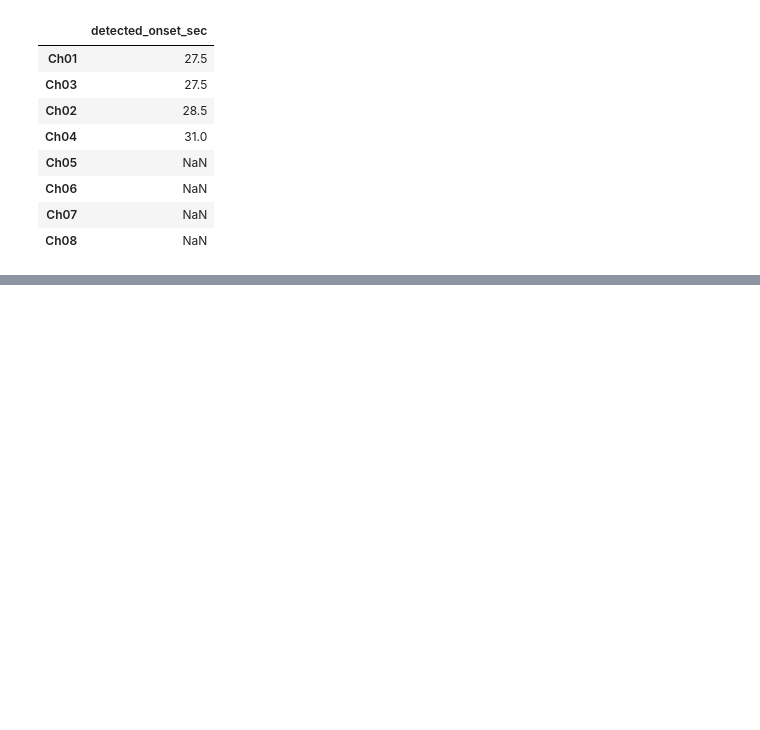
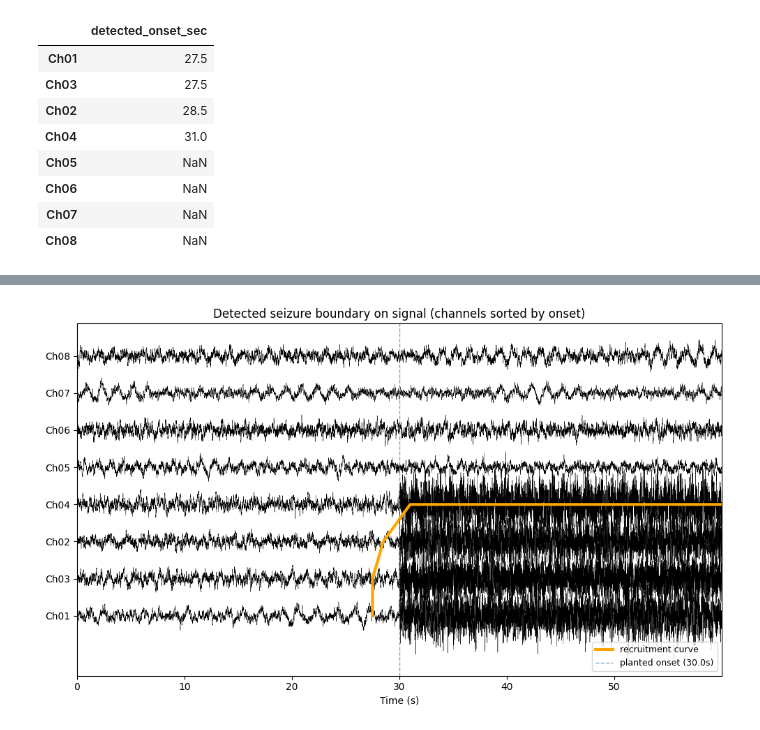
Before and after one commit to wojemann/DynaSD, a Jupyter notebook: examples/quickstart.ipynb, the cells around one changed output, grey strips where cells are left out. Cells and saved outputs as stored; diff of their text form; code cells hidden in the pictures; blank space fills up the shorter version.

```diff
--- a/examples/quickstart.ipynb
+++ b/examples/quickstart.ipynb
@@ -161,0 +174,31 @@ plt.show()
+# %%
+t_full = np.arange(len(X)) / fs
+
+fig, ax = plt.subplots(figsize=(10, 6))
+spacing = X.std().median() * 6
+for i, ch in enumerate(order):
+    sig = X[ch].values - X[ch].mean()
+    ax.plot(t_full, sig + i * spacing, color="black", lw=0.3)
+
+# Recruitment curve: (detection_time, channel_rank) for detected channels.
+# Append a flat extension to the right edge after the last recruitment so the
+# curve covers the full x-range like a typical spread plot.
+rec = [(detected[ch], i) for i, ch in enumerate(order) if not pd.isna(detected[ch])]
+if rec:
+    xs, ys = zip(*rec)
+    xs = list(xs) + [t_full[-1]]
+    ys = list(ys) + [ys[-1]]
+    ax.plot(xs, [y * spacing for y in ys], color="orange", lw=3, label="recruitment curve")
+
+ax.axvline(sz_start, color="steelblue", ls="--", lw=1, alpha=0.7,
+           label=f"planted onset ({sz_start}s)")
+ax.set_yticks([i * spacing for i in range(len(order))])
+ax.set_yticklabels(order)
+ax.set_xlabel("Time (s)")
+ax.set_title("Detected seizure boundary on signal (channels sorted by onset)")
+ax.legend(loc="lower right", fontsize=9)
+ax.set_xlim(t_full[0], t_full[-1])
+fig.tight_layout()
+plt.show()
+# %% [output]
+[figure, added]
```
Also changed, not shown: parts of 7 cells of this notebook.
